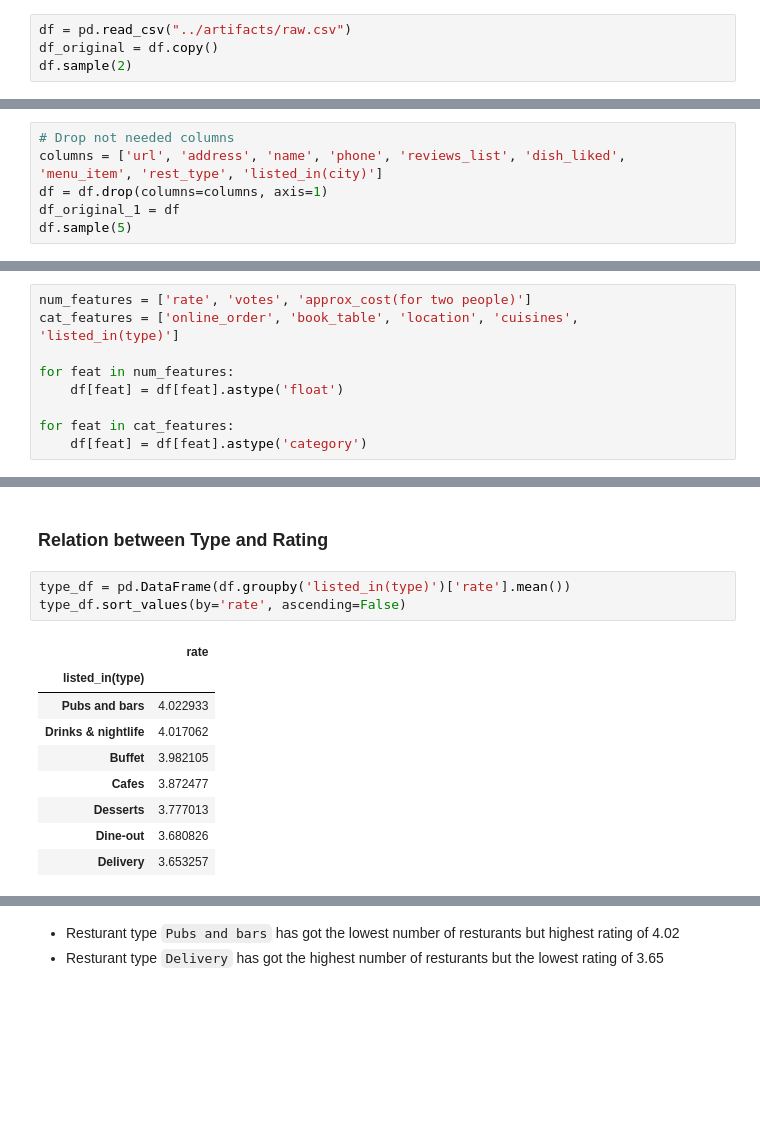
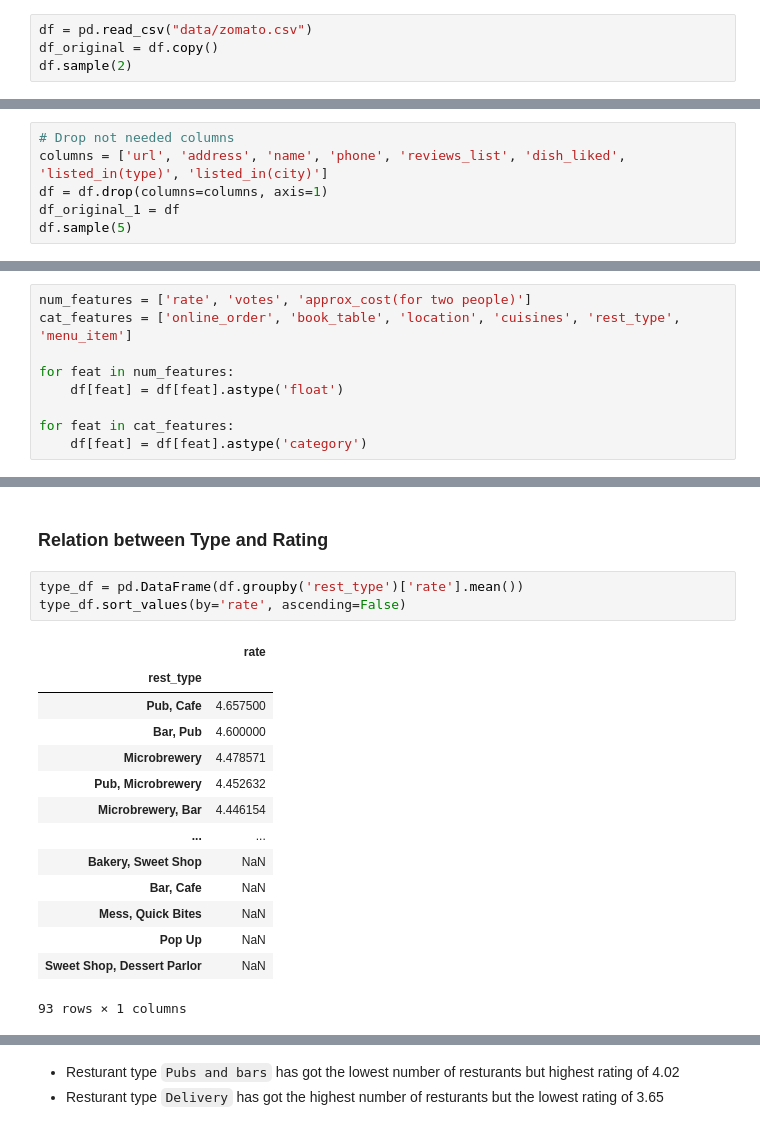
Before and after one commit to abhijitpaul0212/Restaurant-Rating-Prediction, a Jupyter notebook: notebooks/research.ipynb, the cells around one changed output, grey strips where cells are left out. Saved outputs shown, nothing was run; the diff lists cells and outputs as text; blank space fills up the shorter version.

```diff
--- a/notebooks/research.ipynb
+++ b/notebooks/research.ipynb
@@ -63,7 +63,7 @@ from sklearn.compose import ColumnTransformer
 import warnings
 warnings.filterwarnings("ignore")
 # %%
-df = pd.read_csv("../artifacts/raw.csv")
+df = pd.read_csv("data/zomato.csv")
 df_original = df.copy()
 df.sample(2)
 # %% [output]
@@ -277,7 +278,7 @@ Name: cuisines, Length: 69, dtype: int64
 ### Deal with features that are not important
 # %%
 # Drop not needed columns
-columns = ['url', 'address', 'name', 'phone', 'reviews_list', 'dish_liked', 'menu_item', 'rest_type', 'listed_in(city)']
+columns = ['url', 'address', 'name', 'phone', 'reviews_list', 'dish_liked', 'listed_in(type)', 'listed_in(city)']
 df = df.drop(columns=columns, axis=1)
 df_original_1 = df
 df.sample(5)
@@ -292,7 +293,7 @@ df.sample(5)
 ### Convert datatypes of the numerical features
 # %%
 num_features = ['rate', 'votes', 'approx_cost(for two people)']
-cat_features = ['online_order', 'book_table', 'location', 'cuisines', 'listed_in(type)']
+cat_features = ['online_order', 'book_table', 'location', 'cuisines', 'rest_type', 'menu_item']
 
 for feat in num_features:
     df[feat] = df[feat].astype('float')
@@ -372,18 +373,23 @@ plt.show()
 # %% [markdown]
 ### Relation between Type and Rating
 # %%
-type_df = pd.DataFrame(df.groupby('listed_in(type)')['rate'].mean())
+type_df = pd.DataFrame(df.groupby('rest_type')['rate'].mean())
 type_df.sort_values(by='rate', ascending=False)
 # %% [output]
 |  | rate |
-| listed_in(type) |  |
-| Pubs and bars | 4.022933 |
-| Drinks & nightlife | 4.017062 |
-| Buffet | 3.982105 |
-| Cafes | 3.872477 |
-| Desserts | 3.777013 |
-| Dine-out | 3.680826 |
-| Delivery | 3.653257 |
+| rest_type |  |
+| Pub, Cafe | 4.657500 |
+| Bar, Pub | 4.600000 |
+| Microbrewery | 4.478571 |
+| Pub, Microbrewery | 4.452632 |
+| Microbrewery, Bar | 4.446154 |
+| ... | ... |
+| Bakery, Sweet Shop | NaN |
+| Bar, Cafe | NaN |
+| Mess, Quick Bites | NaN |
+| Pop Up | NaN |
+| Sweet Shop, Dessert Parlor | NaN |
+93 rows × 1 columns
 # %%
 sns.set(style='darkgrid')
 plt.figure(figsize=(20, 5))
```
Also changed, not shown: parts of 47 cells of this notebook, 6 other files.
